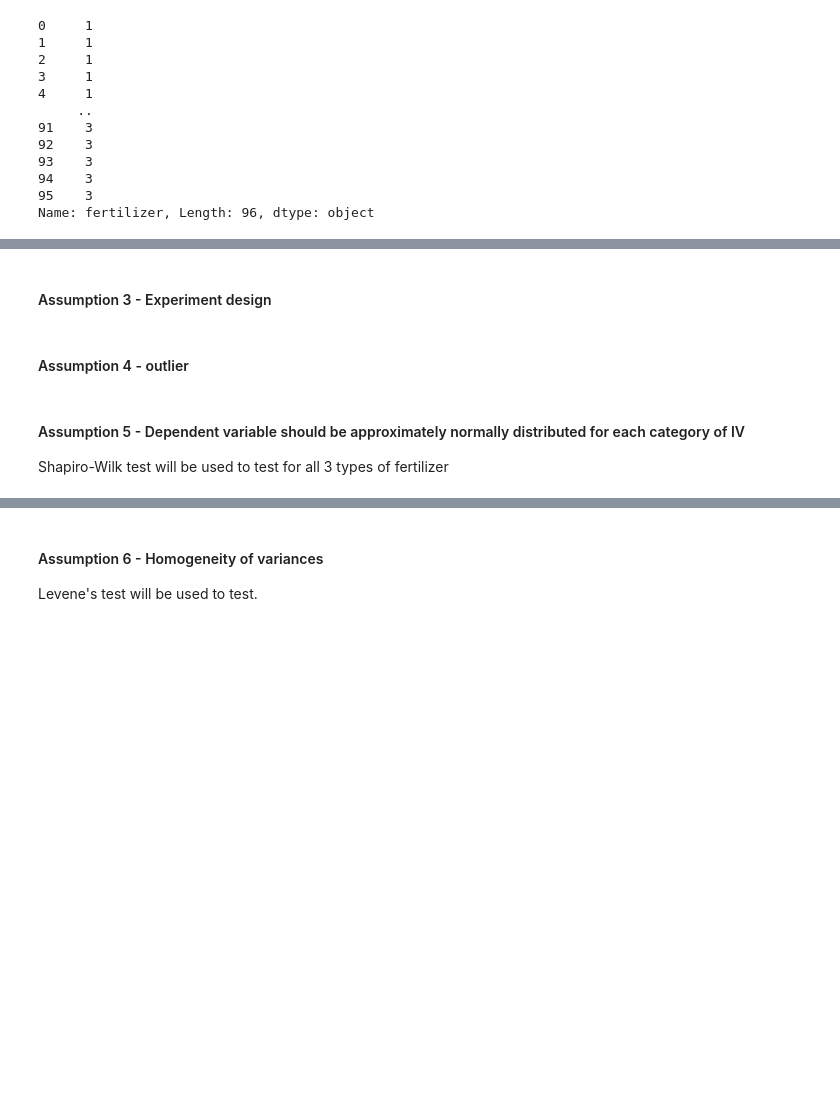
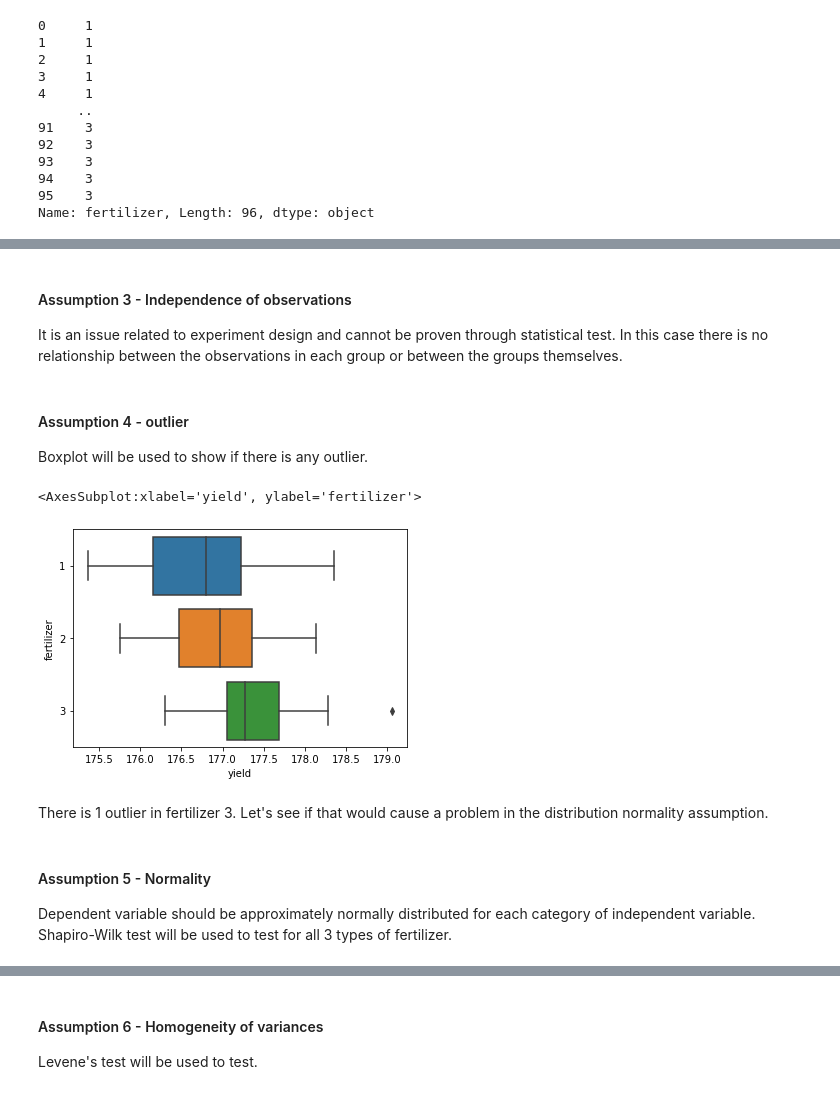
Before and after one commit to HazelIP/Machine-learning2021, a Jupyter notebook: ANOVA.ipynb, the cells around one changed output, grey strips where cells are left out. Saved outputs shown, nothing was run; the diff lists cells and outputs as text; code cells hidden in the pictures; blank space fills up the shorter version.

Commit message:
finished rest of assumption, anova and post hoc part, need clean up on ref and readMe

```diff
--- a/ANOVA.ipynb
+++ b/ANOVA.ipynb
@@ -115,8 +122,18 @@ independent.value_counts()
 Name: fertilizer, dtype: int64
 # %% [markdown]
-#### Assumption 3 - Experiment design
+#### Assumption 3 - Independence of observations
+It is an issue related to experiment design and cannot be proven through statistical test. In this case there is no relationship between the observations in each group or between the groups themselves.
 # %% [markdown]
 #### Assumption 4 - outlier
+Boxplot will be used to show if there is any outlier.
+# %%
+# seaborn boxplot to show outlier
+sns.boxplot(x=dependent, y=independent)
+# %% [output]
+<AxesSubplot:xlabel='yield', ylabel='fertilizer'>
+[figure, added]
+# %% [markdown]
+There is 1 outlier in fertilizer 3. Let's see if that would cause a problem in the distribution normality assumption.
 # %% [markdown]
-#### Assumption 5 - Dependent variable should be approximately normally distributed for each category of IV
-Shapiro-Wilk test will be used to test for all 3 types of fertilizer
+#### Assumption 5 - Normality
+Dependent variable should be approximately normally distributed for each category of independent variable. Shapiro-Wilk test will be used to test for all 3 types of fertilizer.
```
Also changed, not shown: parts of 16 cells of this notebook.
